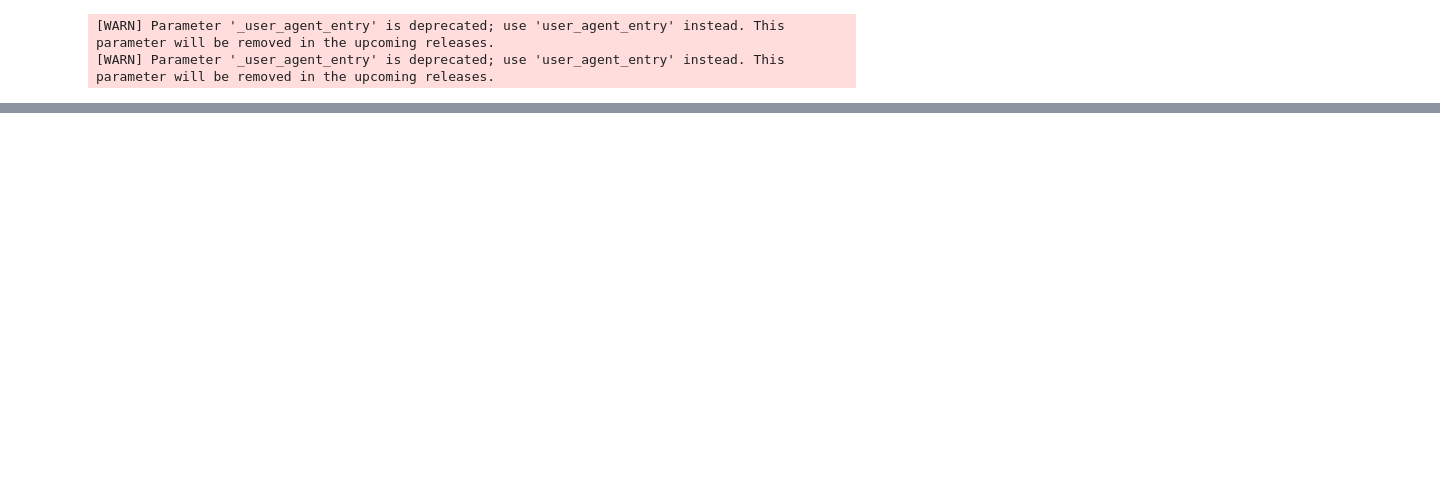
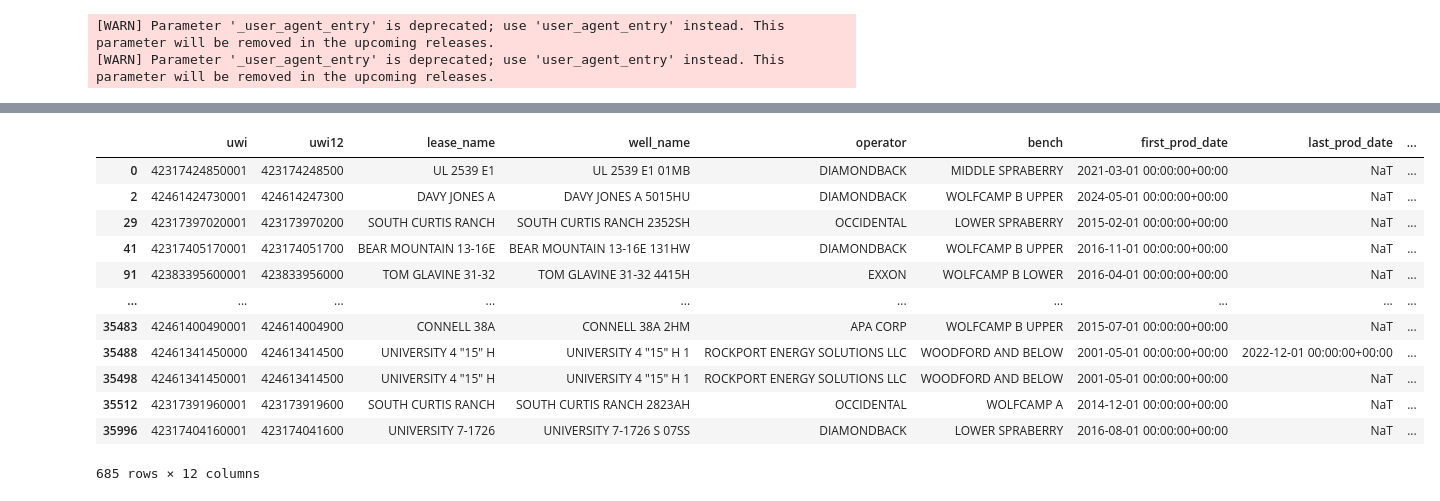
Before and after one commit to apoorvasaxena03/well-spacing-analyzer, a Jupyter notebook: notebooks/well_data_manager.ipynb, the cells around one changed output, grey strips where cells are left out. Drawn from its saved outputs; the diff is of its cells as text; code cells hidden in the pictures; blank space fills up the shorter version.

```diff
--- a/notebooks/well_data_manager.ipynb
+++ b/notebooks/well_data_manager.ipynb
@@ -757 +781,17 @@ df_header_db
+# %%
+df_header_db[df_header_db["uwi12"].duplicated(keep=False)]
+# %% [output]
+|  | uwi | uwi12 | lease_name | well_name | operator | bench | first_prod_date | last_prod_date | ... |
+| 0 | 42317424850001 | 423174248500 | UL 2539 E1 | UL 2539 E1 01MB | DIAMONDBACK | MIDDLE SPRABERRY | 2021-03-01 00:00:00+00:00 | NaT | ... |
+| 2 | 42461424730001 | 424614247300 | DAVY JONES A | DAVY JONES A 5015HU | DIAMONDBACK | WOLFCAMP B UPPER | 2024-05-01 00:00:00+00:00 | NaT | ... |
+| 29 | 42317397020001 | 423173970200 | SOUTH CURTIS RANCH | SOUTH CURTIS RANCH 2352SH | OCCIDENTAL | LOWER SPRABERRY | 2015-02-01 00:00:00+00:00 | NaT | ... |
+| 41 | 42317405170001 | 423174051700 | BEAR MOUNTAIN 13-16E | BEAR MOUNTAIN 13-16E 131HW | DIAMONDBACK | WOLFCAMP B UPPER | 2016-11-01 00:00:00+00:00 | NaT | ... |
+| 91 | 42383395600001 | 423833956000 | TOM GLAVINE 31-32 | TOM GLAVINE 31-32 4415H | EXXON | WOLFCAMP B LOWER | 2016-04-01 00:00:00+00:00 | NaT | ... |
+| ... | ... | ... | ... | ... | ... | ... | ... | ... | ... |
+| 35483 | 42461400490001 | 424614004900 | CONNELL 38A | CONNELL 38A 2HM | APA CORP | WOLFCAMP B UPPER | 2015-07-01 00:00:00+00:00 | NaT | ... |
+| 35488 | 42461341450000 | 424613414500 | UNIVERSITY 4 "15" H | UNIVERSITY 4 "15" H 1 | ROCKPORT ENERGY SOLUTIONS LLC | WOODFORD AND BELOW | 2001-05-01 00:00:00+00:00 | 2022-12-01 00:00:00+00:00 | ... |
+| 35498 | 42461341450001 | 424613414500 | UNIVERSITY 4 "15" H | UNIVERSITY 4 "15" H 1 | ROCKPORT ENERGY SOLUTIONS LLC | WOODFORD AND BELOW | 2001-05-01 00:00:00+00:00 | NaT | ... |
+| 35512 | 42317391960001 | 423173919600 | SOUTH CURTIS RANCH | SOUTH CURTIS RANCH 2823AH | OCCIDENTAL | WOLFCAMP A | 2014-12-01 00:00:00+00:00 | NaT | ... |
+| 35996 | 42317404160001 | 423174041600 | UNIVERSITY 7-1726 | UNIVERSITY 7-1726 S 07SS | DIAMONDBACK | LOWER SPRABERRY | 2016-08-01 00:00:00+00:00 | NaT | ... |
+685 rows × 12 columns
 # %%
```
Also changed, not shown: parts of 7 cells of this notebook, 1 other file.
